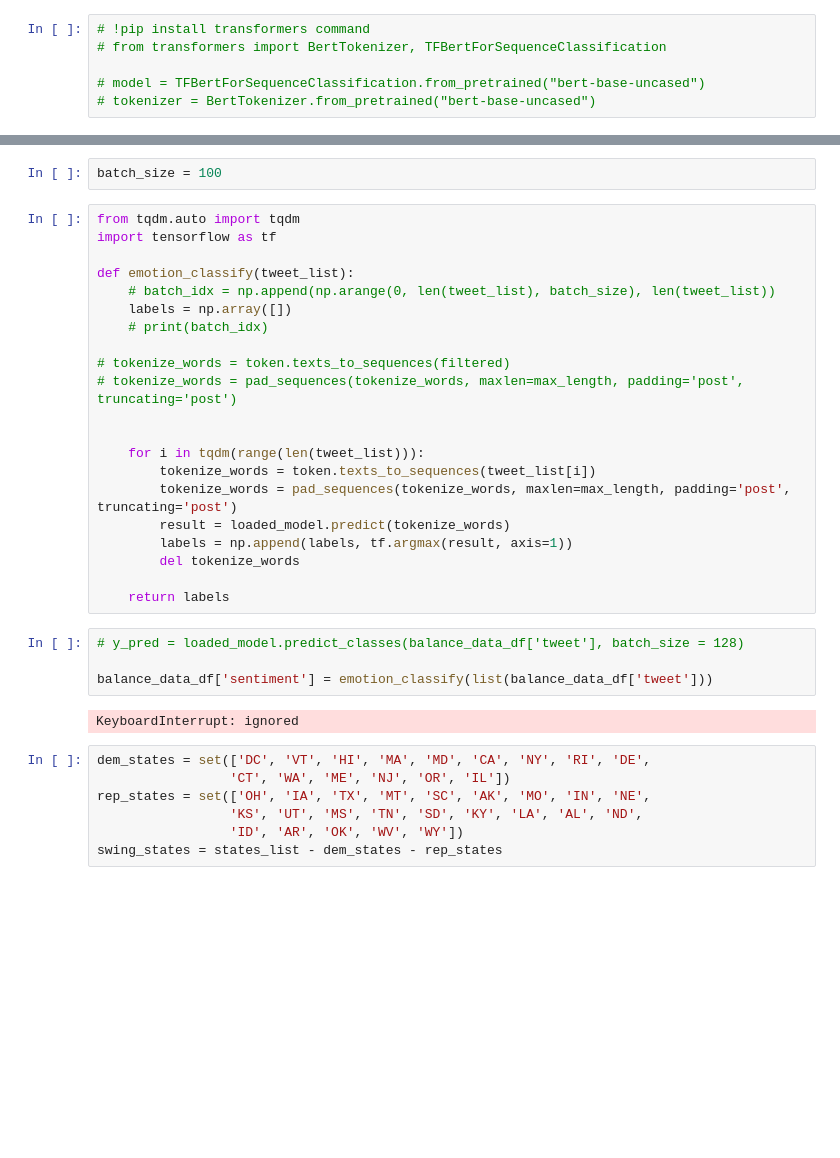
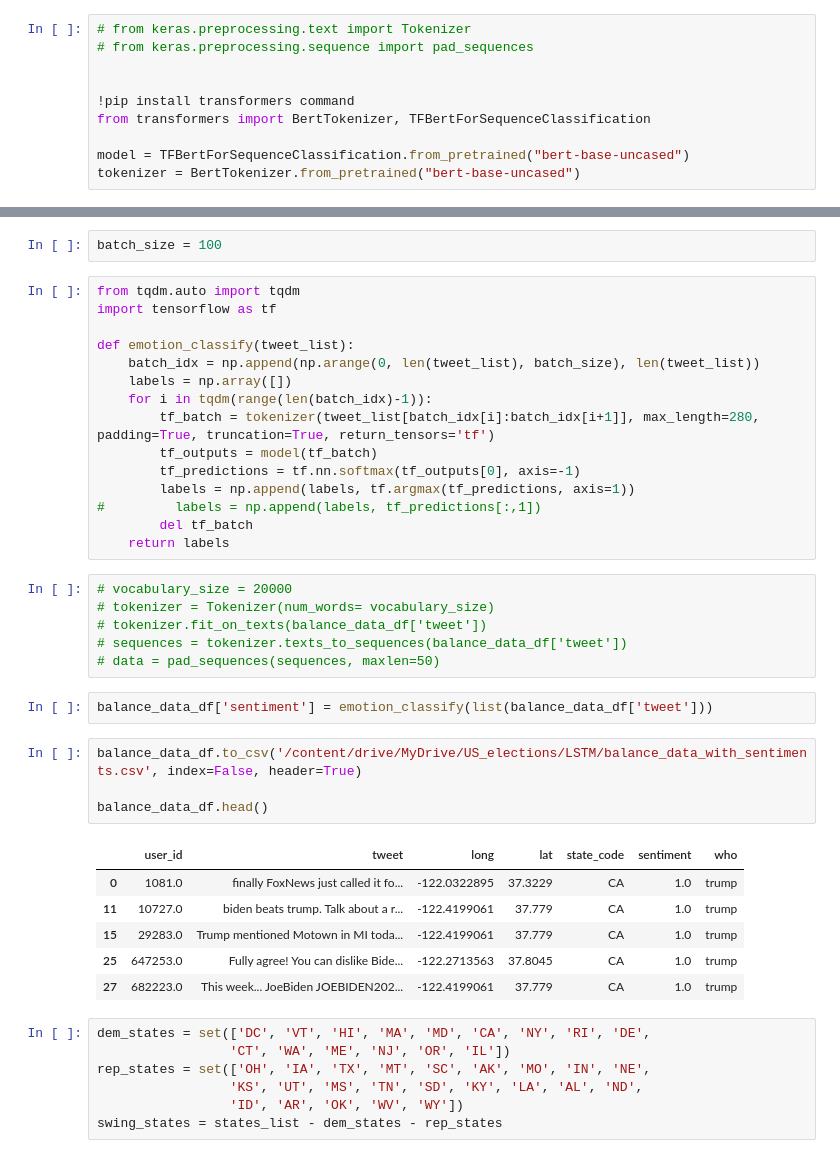
Before and after one commit to sydney-machine-learning/sentimentanalysis-USelections, a Jupyter notebook: LSTM.ipynb, the cells around one changed output, grey strips where cells are left out. Cells and saved outputs as stored; diff of their text form; blank space fills up the shorter version.

```diff
--- a/LSTM.ipynb
+++ b/LSTM.ipynb
@@ -338,8 +327,12 @@ positive
 # %% [markdown]
 # Testing this on tweet data
 # %%
-# !pip install transformers command
-# from transformers import BertTokenizer, TFBertForSequenceClassification
+# from keras.preprocessing.text import Tokenizer
+# from keras.preprocessing.sequence import pad_sequences
 
-# model = TFBertForSequenceClassification.from_pretrained("bert-base-uncased")
-# tokenizer = BertTokenizer.from_pretrained("bert-base-uncased")
+
+!pip install transformers command
+from transformers import BertTokenizer, TFBertForSequenceClassification
+
+model = TFBertForSequenceClassification.from_pretrained("bert-base-uncased")
+tokenizer = BertTokenizer.from_pretrained("bert-base-uncased")
@@ -394,28 +409,35 @@ from tqdm.auto import tqdm
 import tensorflow as tf
 
 def emotion_classify(tweet_list):
-    # batch_idx = np.append(np.arange(0, len(tweet_list), batch_size), len(tweet_list))
+    batch_idx = np.append(np.arange(0, len(tweet_list), batch_size), len(tweet_list))
     labels = np.array([])
-    # print(batch_idx)
-
-# tokenize_words = token.texts_to_sequences(filtered)
-# tokenize_words = pad_sequences(tokenize_words, maxlen=max_length, padding='post', truncating='post')
-
-
-    for i in tqdm(range(len(tweet_list))):
-        tokenize_words = token.texts_to_sequences(tweet_list[i])
-        tokenize_words = pad_sequences(tokenize_words, maxlen=max_length, padding='post', truncating='post')
-        result = loaded_model.predict(tokenize_words)
-        labels = np.append(labels, tf.argmax(result, axis=1))
-        del tokenize_words
-
+    for i in tqdm(range(len(batch_idx)-1)):
+        tf_batch = tokenizer(tweet_list[batch_idx[i]:batch_idx[i+1]], max_length=280, padding=True, truncation=True, return_tensors='tf')
+        tf_outputs = model(tf_batch)
+        tf_predictions = tf.nn.softmax(tf_outputs[0], axis=-1)
+        labels = np.append(labels, tf.argmax(tf_predictions, axis=1))
+#         labels = np.append(labels, tf_predictions[:,1])
+        del tf_batch
     return labels
+# %%
+# vocabulary_size = 20000
+# tokenizer = Tokenizer(num_words= vocabulary_size)
+# tokenizer.fit_on_texts(balance_data_df['tweet'])
+# sequences = tokenizer.texts_to_sequences(balance_data_df['tweet'])
+# data = pad_sequences(sequences, maxlen=50)
 # %%
-# y_pred = loaded_model.predict_classes(balance_data_df['tweet'], batch_size = 128)
-
 balance_data_df['sentiment'] = emotion_classify(list(balance_data_df['tweet']))
-# %% [output]
-KeyboardInterrupt: ignored
+# %%
+balance_data_df.to_csv('/content/drive/MyDrive/US_elections/LSTM/balance_data_with_sentiments.csv', index=False, header=True)
+
+balance_data_df.head()
+# %% [output]
+|  | user_id | tweet | long | lat | state_code | sentiment | who |
+| 0 | 1081.0 | finally FoxNews just called it fo... | -122.0322895 | 37.3229 | CA | 1.0 | trump |
+| 11 | 10727.0 | biden beats trump. Talk about a r... | -122.4199061 | 37.779 | CA | 1.0 | trump |
+| 15 | 29283.0 | Trump mentioned Motown in MI toda... | -122.4199061 | 37.779 | CA | 1.0 | trump |
+| 25 | 647253.0 | Fully agree! You can dislike Bide... | -122.2713563 | 37.8045 | CA | 1.0 | trump |
+| 27 | 682223.0 | This week... JoeBiden JOEBIDEN202... | -122.4199061 | 37.779 | CA | 1.0 | trump |
 # %%
 dem_states = set(['DC', 'VT', 'HI', 'MA', 'MD', 'CA', 'NY', 'RI', 'DE',
                  'CT', 'WA', 'ME', 'NJ', 'OR', 'IL'])
```
Also changed, not shown: parts of 7 cells of this notebook.
